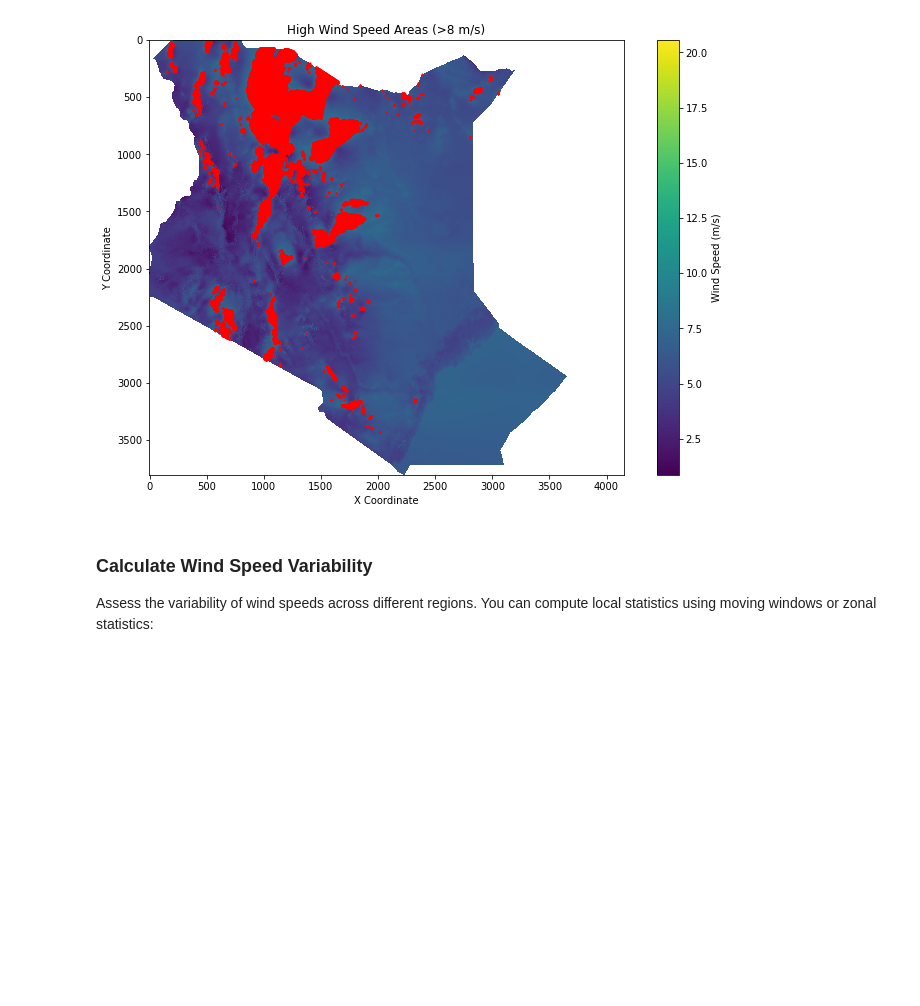
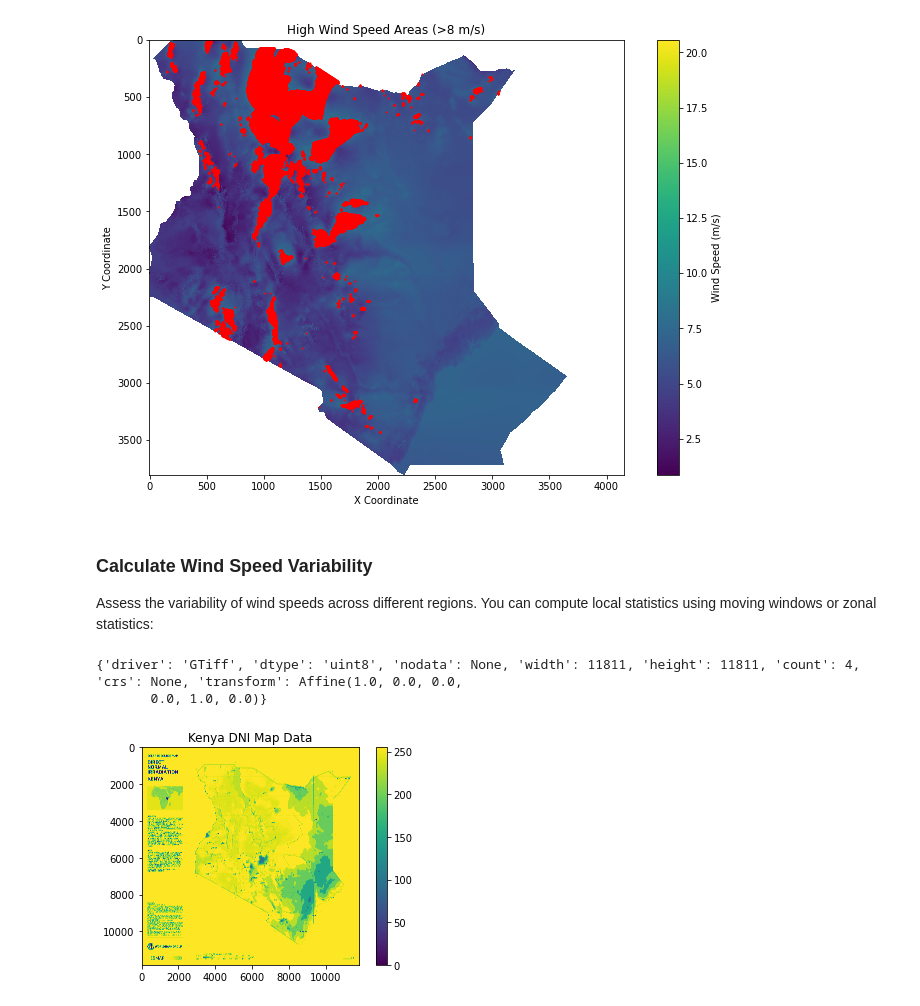
Before and after one commit to DavidGathimbaM/Energy-Access-and-Electrification-planning-in-Kenya, a Jupyter notebook: group_workbook/Peter.ipynb, the cells around one changed output. Saved outputs shown, nothing was run; the diff lists cells and outputs as text; code cells hidden in the pictures; blank space fills up the shorter version.

Commit message:
data analysis

```diff
--- a/group_workbook/Peter.ipynb
+++ b/group_workbook/Peter.ipynb
@@ -732,7 +747,7 @@ print(f"NoData values count: {nodata_count}")
 NoData values count: 0
 # %%
 # Open the TIFF file
-with rasterio.open(r'C:\Users\User\Documents\Energy-Access-and-Electrification-planning\data\renewable_potential_data\kenya_renewable_data\Kenya_PVOUT_poster-map_1000x1000mm-300dpi_v20191017.tif') as src:
+with rasterio.open(r'C:\Users\User\Energy-Access-and-Electrification-planning-in-Kenya\data\renewable_potential_data\kenya_renewable_data\Kenya_PVOUT_poster-map_1000x1000mm-300dpi_v20191017.tif') as src:
     # Print metadata
     print("Metadata:", src.meta)
 
@@ -768,8 +783,7 @@ Sample Pixel Values (Top-left corner):
 ### Kenya Wind Speed
 # %%
 # Define file path
-file_path = r'C:\Users\User\Documents\Energy-Access-and-Electrification-planning\data\renewable_potential_data\kenya_renewable_data\kenya_wind-speed_100m.tif'
-
+file_path = r'C:\Users\User\Energy-Access-and-Electrification-planning-in-Kenya\data\renewable_potential_data\kenya_renewable_data\kenya_wind-speed_100m.tif'
 # Open the .tif file using rasterio
 with rasterio.open(file_path) as src:
     raster_data = src.read(1)  # Read the first band
@@ -785,7 +799,7 @@ print(f"NoData values count: {nodata_count}")
 NoData values count: 0
 # %%
 # Open the TIFF file
-with rasterio.open(r'C:\Users\User\Documents\Energy-Access-and-Electrification-planning\data\renewable_potential_data\kenya_renewable_data\kenya_wind-speed_100m.tif') as src:
+with rasterio.open(r'C:\Users\User\Energy-Access-and-Electrification-planning-in-Kenya\data\renewable_potential_data\kenya_renewable_data\kenya_wind-speed_100m.tif') as src:
     # Print metadata
     print("Metadata:", src.meta)
 
@@ -895,3 +909,24 @@ plt.show()
 # %% [markdown]
 ### Calculate Wind Speed Variability
 Assess the variability of wind speeds across different regions. You can compute local statistics using moving windows or zonal statistics:
+# %%
+kenya_DNI = r'C:\Users\User\Energy-Access-and-Electrification-planning-in-Kenya\data\renewable_potential_data\kenya_renewable_data\Kenya_DNI_poster-map_1000x1000mm-300dpi_v20191017.tif'
+
+# Open the .tif file
+with rasterio.open(kenya_DNI) as src:
+    # Read the dataset's metadata
+    print(src.meta)
+
+    # Read the first band of the dataset
+    band1 = src.read(1)
+# %% [output]
+{'driver': 'GTiff', 'dtype': 'uint8', 'nodata': None, 'width': 11811, 'height': 11811, 'count': 4, 'crs': None, 'transform': Affine(1.0, 0.0, 0.0,
+       0.0, 1.0, 0.0)}
+# %%
+# Display the data as an image
+plt.imshow(band1, cmap='viridis')
+plt.colorbar()
+plt.title("Kenya DNI Map Data")
+plt.show()
+# %% [output]
+[figure, added]
```
Also changed, not shown: parts of 16 cells of this notebook.
